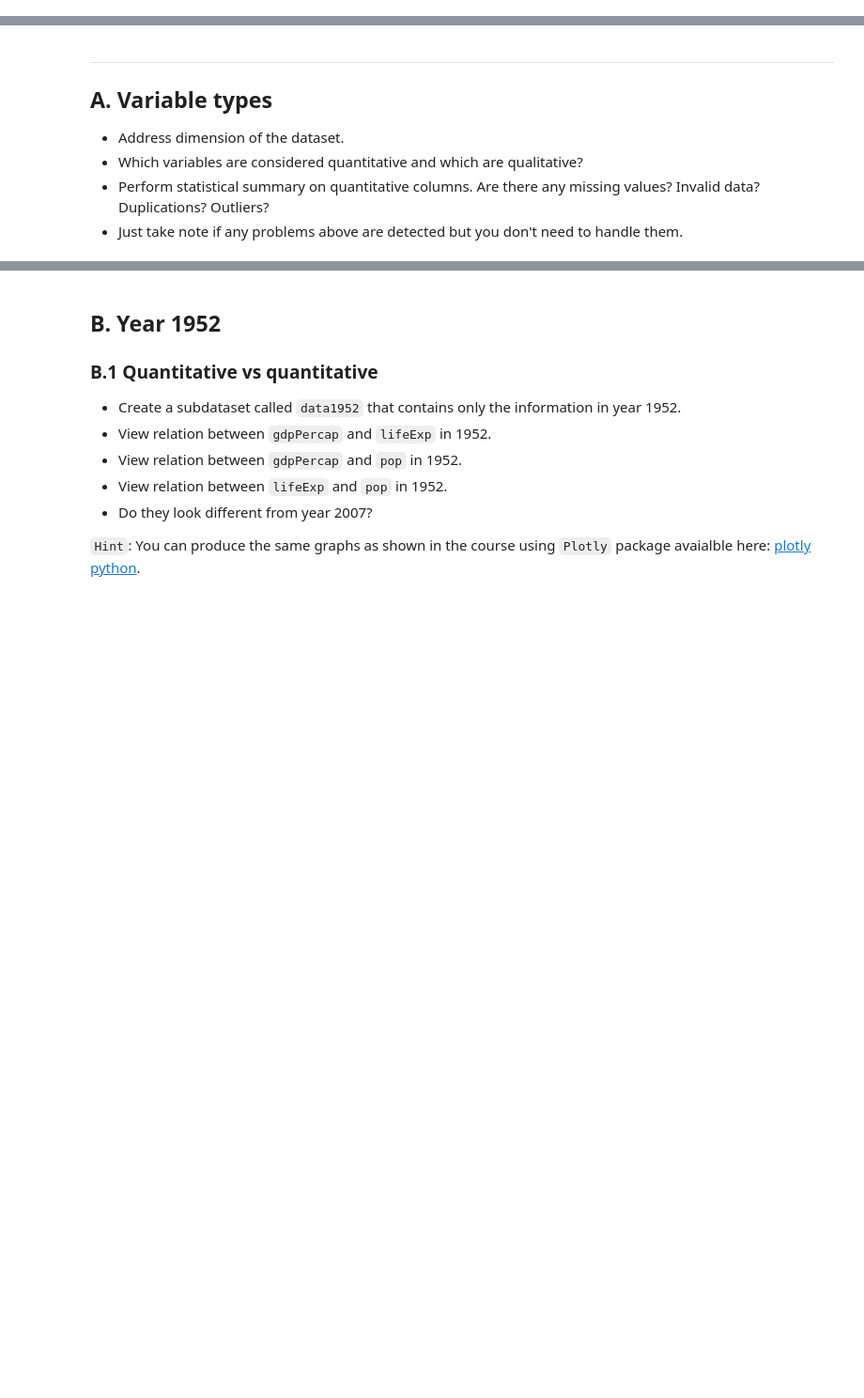
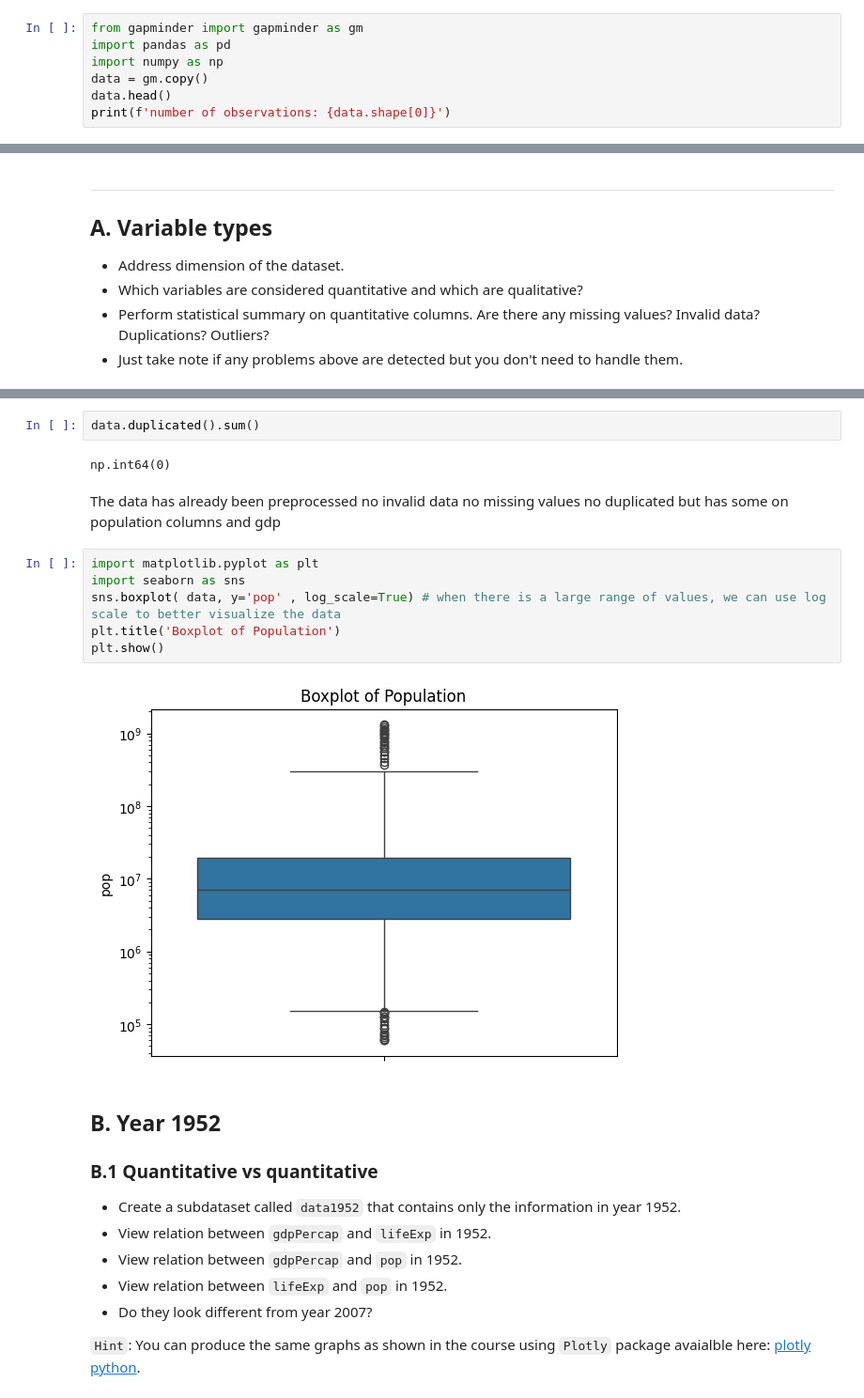
Before and after one commit to Superkai017/Data-Analysis1-Aupp-INF-604-, a Jupyter notebook: W4/Lab4_Data_Visualization_Sothea.ipynb, the cells around one changed output, grey strips where cells are left out. Shown at 94% size. Cells and saved outputs as stored; diff of their text form; blank space fills up the shorter version.

```diff
--- a/W4/Lab4_Data_Visualization_Sothea.ipynb
+++ b/W4/Lab4_Data_Visualization_Sothea.ipynb
@@ -18,3 +18,10 @@
 
 - Documentation: [https://www.gapminder.org/data/documentation/](https://www.gapminder.org/data/documentation/)
 - A short demonstration video is available here: [Hans Rosling's 200 Countries, 200 Years, 4 Minutes - The Joy of Stats - BBC Four](https://youtu.be/jbkSRLYSojo?si=qipg08VIi999hEgo).
+# %%
+from gapminder import gapminder as gm
+import pandas as pd
+import numpy as np
+data = gm.copy()
+data.head()
+print(f'number of observations: {data.shape[0]}')
@@ -30,3 +71,17 @@
+# %%
+data.duplicated().sum()
+# %% [output]
+np.int64(0)
+# %% [markdown]
+The data has already been preprocessed no invalid data no missing values no duplicated but has some on population columns and gdp
+# %%
+import matplotlib.pyplot as plt
+import seaborn as sns
+sns.boxplot( data, y='pop' , log_scale=True) # when there is a large range of values, we can use log scale to better visualize the data
+plt.title('Boxplot of Population')
+plt.show()
+# %% [output]
+[figure, added]
 # %% [markdown]
 ## **B. Year 1952**
 
```
Also changed, not shown: parts of 14 cells of this notebook.
